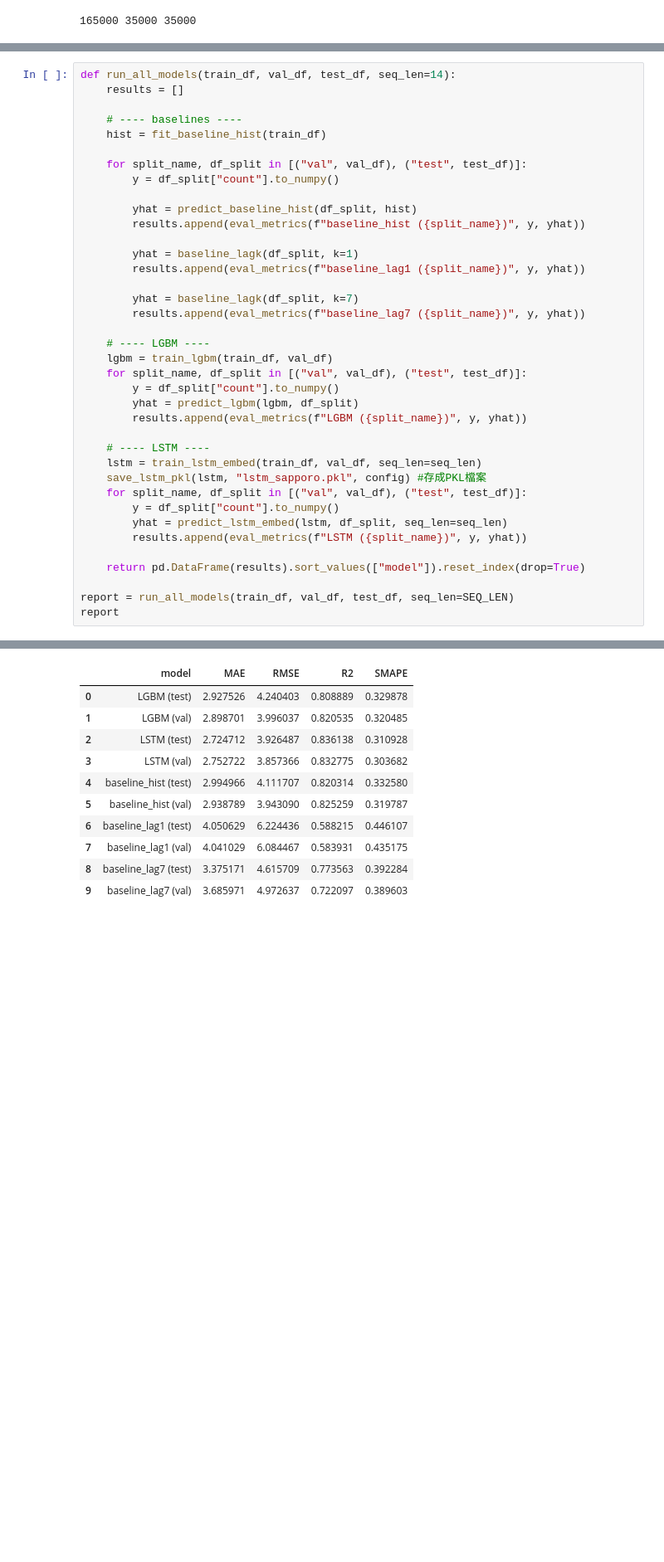
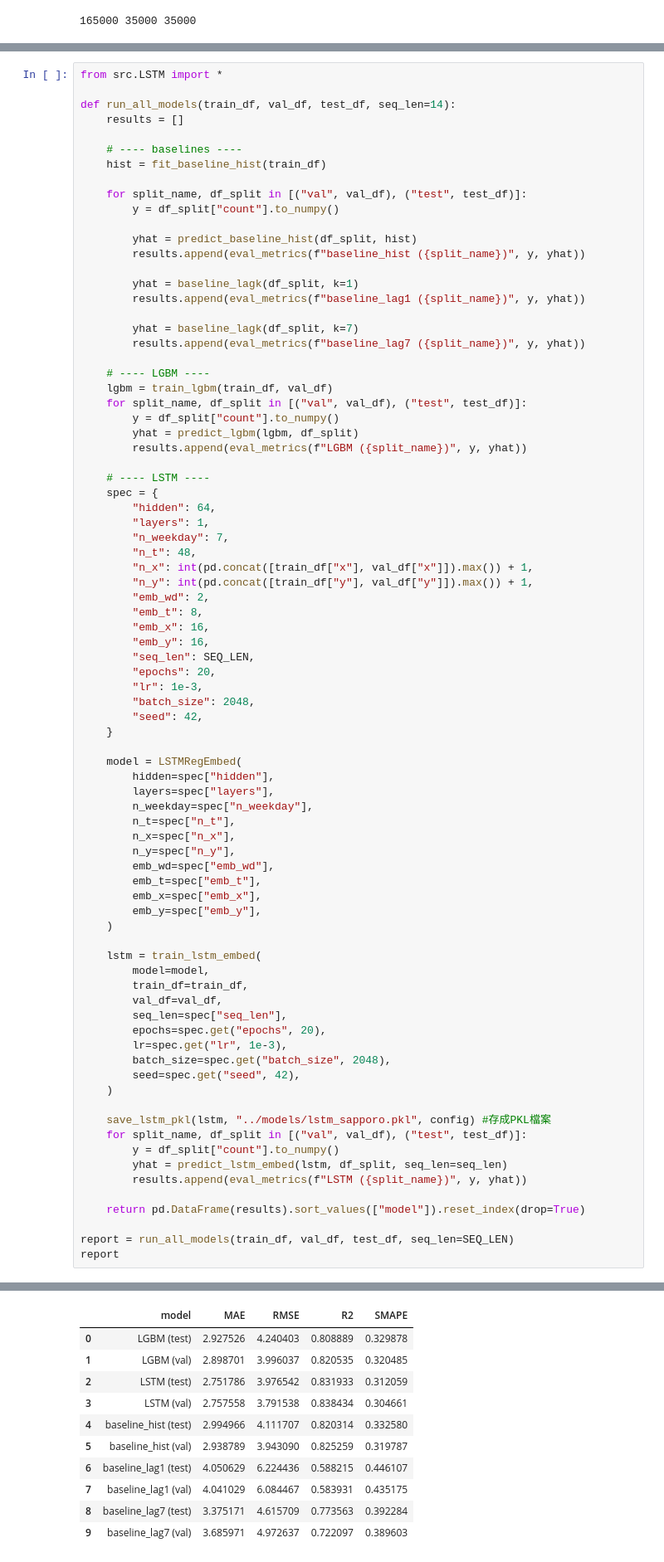
Before and after one commit to radimon/2025_flight_delay_prediction, a Jupyter notebook: notebooks/03-5_model_test_pipeline.ipynb, the cells around one changed output, grey strips where cells are left out. Shown at 83% size. Cells and saved outputs as stored; diff of their text form; blank space fills up the shorter version.

Commit message:
LSTM + LLM

```diff
--- a/notebooks/03-5_model_test_pipeline.ipynb
+++ b/notebooks/03-5_model_test_pipeline.ipynb
@@ -321,6 +184,8 @@ config = {
     "emb_y": 16,
 }
 # %%
+from src.LSTM import *
+
 def run_all_models(train_df, val_df, test_df, seq_len=14):
     results = []
 
@@ -347,8 +212,49 @@ def run_all_models(train_df, val_df, test_df, seq_len=14):
         results.append(eval_metrics(f"LGBM ({split_name})", y, yhat))
 
     # ---- LSTM ----
-    lstm = train_lstm_embed(train_df, val_df, seq_len=seq_len)
-    save_lstm_pkl(lstm, "lstm_sapporo.pkl", config) #存成PKL檔案
+    spec = {
+        "hidden": 64,
+        "layers": 1,
+        "n_weekday": 7,
+        "n_t": 48,
+        "n_x": int(pd.concat([train_df["x"], val_df["x"]]).max()) + 1,
+        "n_y": int(pd.concat([train_df["y"], val_df["y"]]).max()) + 1,
+        "emb_wd": 2,
+        "emb_t": 8,
+        "emb_x": 16,
+        "emb_y": 16,
+        "seq_len": SEQ_LEN,
+        "epochs": 20,
+        "lr": 1e-3,
+        "batch_size": 2048,
+        "seed": 42,
+    }
+
+    model = LSTMRegEmbed(
+        hidden=spec["hidden"],
+        layers=spec["layers"],
+        n_weekday=spec["n_weekday"],
+        n_t=spec["n_t"],
+        n_x=spec["n_x"],
+        n_y=spec["n_y"],
+        emb_wd=spec["emb_wd"],
+        emb_t=spec["emb_t"],
+        emb_x=spec["emb_x"],
+        emb_y=spec["emb_y"],
+    )
+
+    lstm = train_lstm_embed(
+        model=model,
+        train_df=train_df,
+        val_df=val_df,
+        seq_len=spec["seq_len"],
+        epochs=spec.get("epochs", 20),
+        lr=spec.get("lr", 1e-3),
+        batch_size=spec.get("batch_size", 2048),
+        seed=spec.get("seed", 42),
+    )
+
+    save_lstm_pkl(lstm, "../models/lstm_sapporo.pkl", config) #存成PKL檔案
     for split_name, df_split in [("val", val_df), ("test", test_df)]:
         y = df_split["count"].to_numpy()
         yhat = predict_lstm_embed(lstm, df_split, seq_len=seq_len)
@@ -379,8 +285,8 @@ Early stop.
 |  | model | MAE | RMSE | R2 | SMAPE |
 | 0 | LGBM (test) | 2.927526 | 4.240403 | 0.808889 | 0.329878 |
 | 1 | LGBM (val) | 2.898701 | 3.996037 | 0.820535 | 0.320485 |
-| 2 | LSTM (test) | 2.724712 | 3.926487 | 0.836138 | 0.310928 |
-| 3 | LSTM (val) | 2.752722 | 3.857366 | 0.832775 | 0.303682 |
+| 2 | LSTM (test) | 2.751786 | 3.976542 | 0.831933 | 0.312059 |
+| 3 | LSTM (val) | 2.757558 | 3.791538 | 0.838434 | 0.304661 |
 | 4 | baseline_hist (test) | 2.994966 | 4.111707 | 0.820314 | 0.332580 |
 | 5 | baseline_hist (val) | 2.938789 | 3.943090 | 0.825259 | 0.319787 |
 | 6 | baseline_lag1 (test) | 4.050629 | 6.224436 | 0.588215 | 0.446107 |
```
Also changed, not shown: parts of 4 cells of this notebook, 6 other files.
